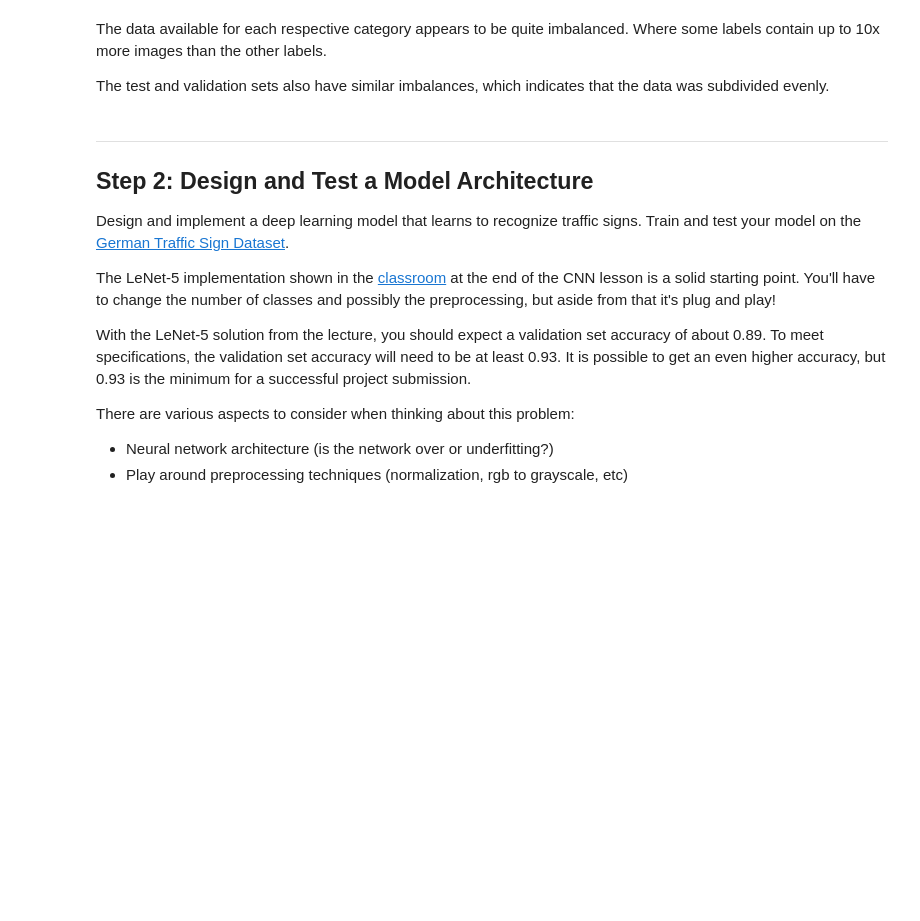
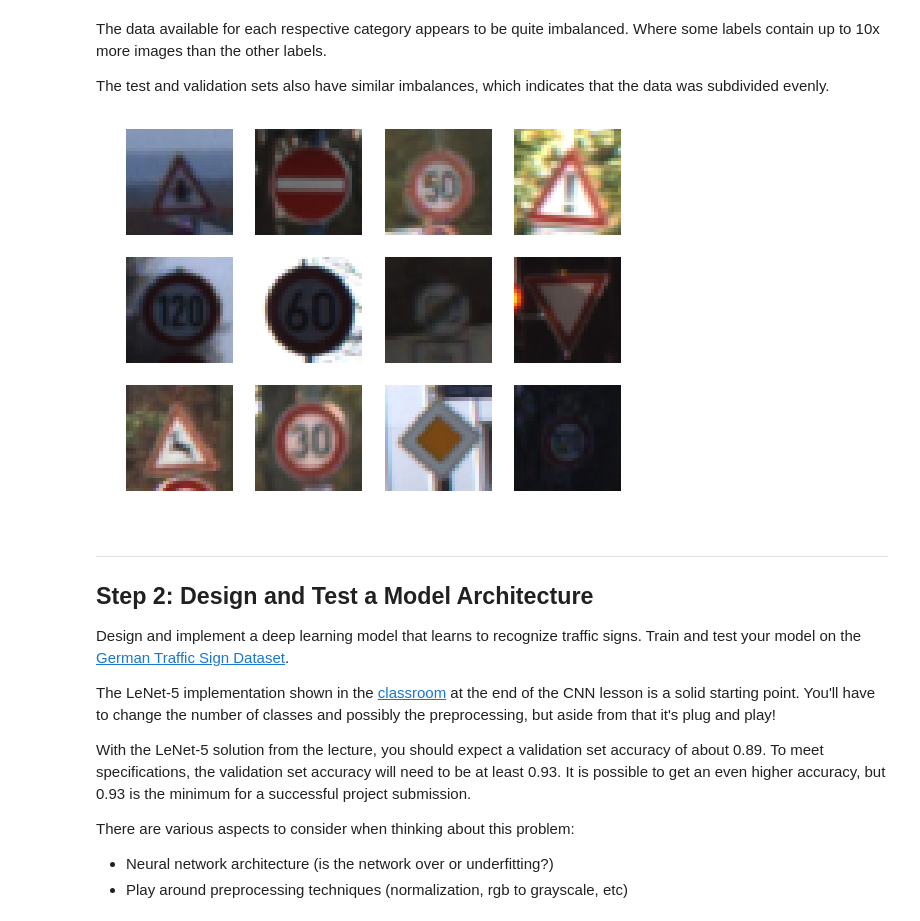
Before and after one commit to MarkDekker/CarND-Traffic-Sign-Classifier-Project, a Jupyter notebook: Traffic_Sign_Classifier.ipynb, the cells around one changed output. Saved outputs shown, nothing was run; the diff lists cells and outputs as text; code cells hidden in the pictures; blank space fills up the shorter version.

```diff
--- a/Traffic_Sign_Classifier.ipynb
+++ b/Traffic_Sign_Classifier.ipynb
@@ -261,6 +249,10 @@ def print_image_sample_compare(image_set1, image_set2):
         plot_image(image_set2[index])
 
     plt.show()
+# %%
+print_image_sample(X_train)
+# %% [output]
+[figure, added]
 # %% [markdown]
 ----
 
```
Also changed, not shown: parts of 9 cells of this notebook, 29 other files.
